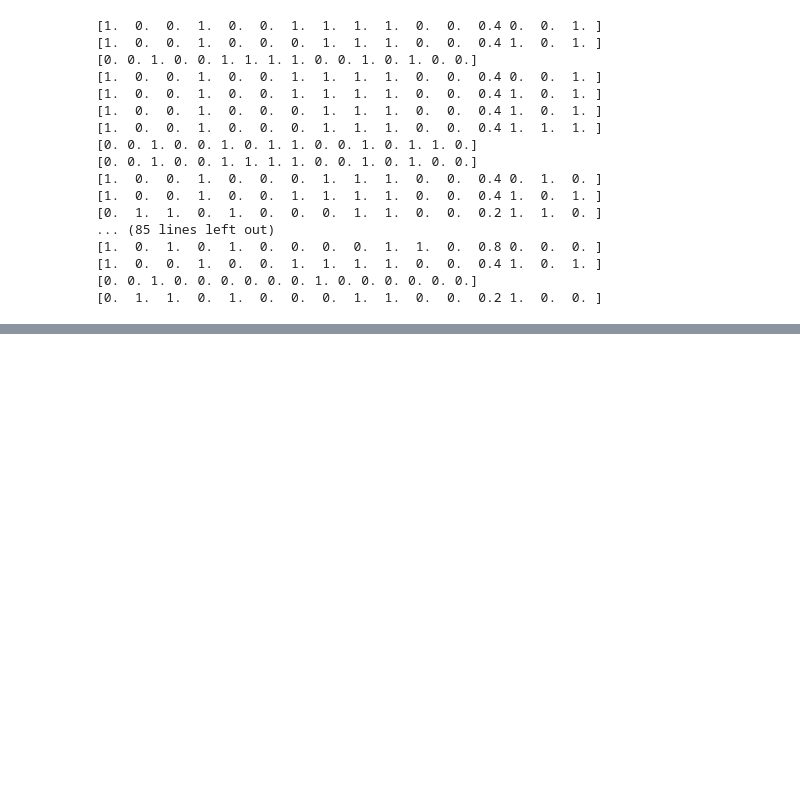
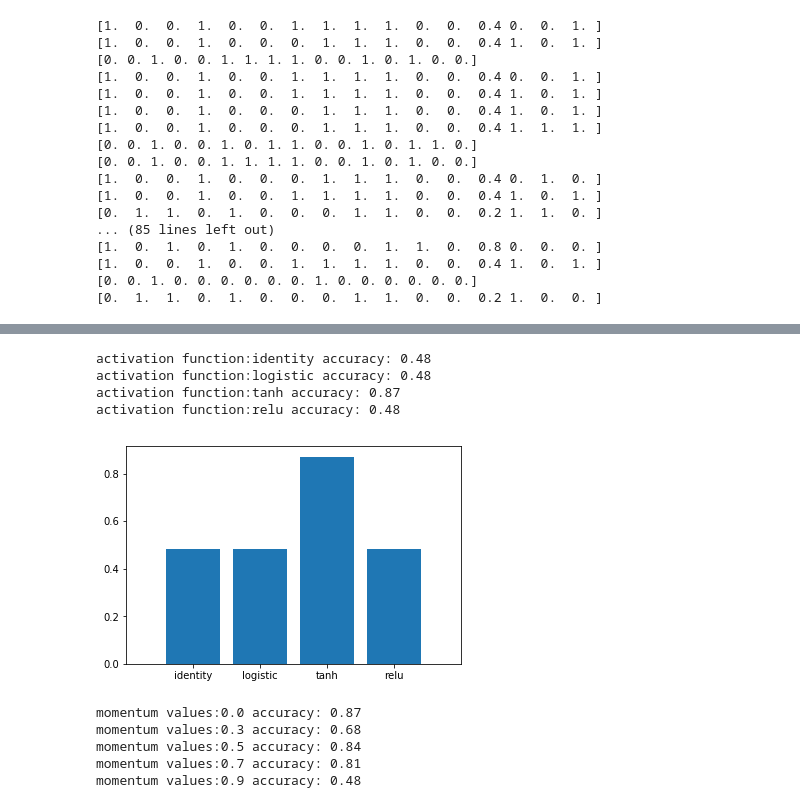
Before and after one commit to gudrb/machine_learning_class, a Jupyter notebook: hw3-sklearn.ipynb, the cells around one changed output, grey strips where cells are left out. Drawn from its saved outputs; the diff is of its cells as text; code cells hidden in the pictures; blank space fills up the shorter version.

```diff
--- a/hw3-sklearn.ipynb
+++ b/hw3-sklearn.ipynb
@@ -271,0 +394,47 @@ for i in zoo_list_att:
+# %%
+from sklearn.neural_network import MLPClassifier
+from sklearn.metrics import accuracy_score
+
+X_train, X_test, y_train, y_test = train_test_split(np.array(zoo_list)[:,:-1],np.array(zoo_list)[:,-1:],test_size = 0.3,random_state = 42)
+accuracy_array=[]
+activation_array=['identity','logistic','tanh','relu']
+for i in activation_array:
+    clf = MLPClassifier(hidden_layer_sizes=(30,30),activation=i)
+    clf.fit(X_train,y_train)
+    y_pred = clf.predict(X_test)
+    print('activation function:%s accuracy: %.2f'%(i,accuracy_score(y_test,y_pred)))
+    accuracy_array.append(accuracy_score(y_test,y_pred))
+# %% [output]
+activation function:identity accuracy: 0.48
+activation function:logistic accuracy: 0.48
+activation function:tanh accuracy: 0.87
+activation function:relu accuracy: 0.48
+# %%
+import matplotlib.pyplot as plt
+%matplotlib inline
+plt.xticks(np.arange(4),activation_array)
+ax = plt.gca()
+ax.set_xlim([-1,4])
+plt.bar(np.arange(len(accuracy_array)), accuracy_array)
+plt.show()
+# %% [output]
+[figure, added]
+# %%
+from sklearn.neural_network import MLPClassifier
+from sklearn.metrics import accuracy_score
+
+X_train, X_test, y_train, y_test = train_test_split(np.array(zoo_list)[:,:-1],np.array(zoo_list)[:,-1:],test_size = 0.3,random_state = 42)
+accuracy_array=[]
+momentum_array=[0,0.3,0.5,0.7,0.9]
+for i in momentum_array:
+    clf = MLPClassifier(hidden_layer_sizes=(30,30),momentum=i)
+    clf.fit(X_train,y_train)
+    y_pred = clf.predict(X_test)
+    print('momentum values:%.1f accuracy: %.2f'%(i,accuracy_score(y_test,y_pred)))
+    accuracy_array.append(accuracy_score(y_test,y_pred))
+# %% [output]
+momentum values:0.0 accuracy: 0.87
+momentum values:0.3 accuracy: 0.68
+momentum values:0.5 accuracy: 0.84
+momentum values:0.7 accuracy: 0.81
+momentum values:0.9 accuracy: 0.48
```
Also changed, not shown: parts of 36 cells of this notebook.
